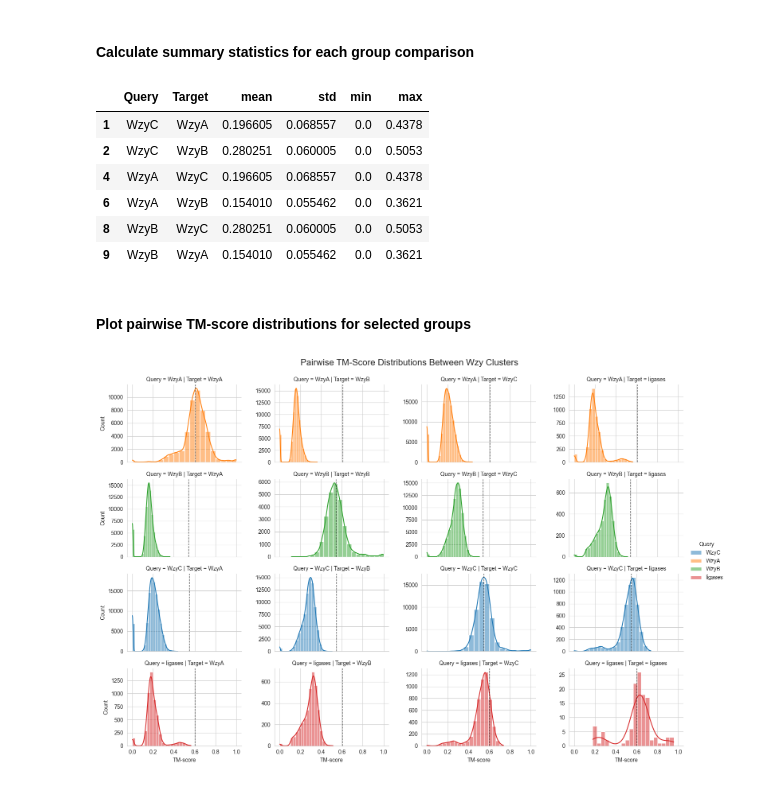
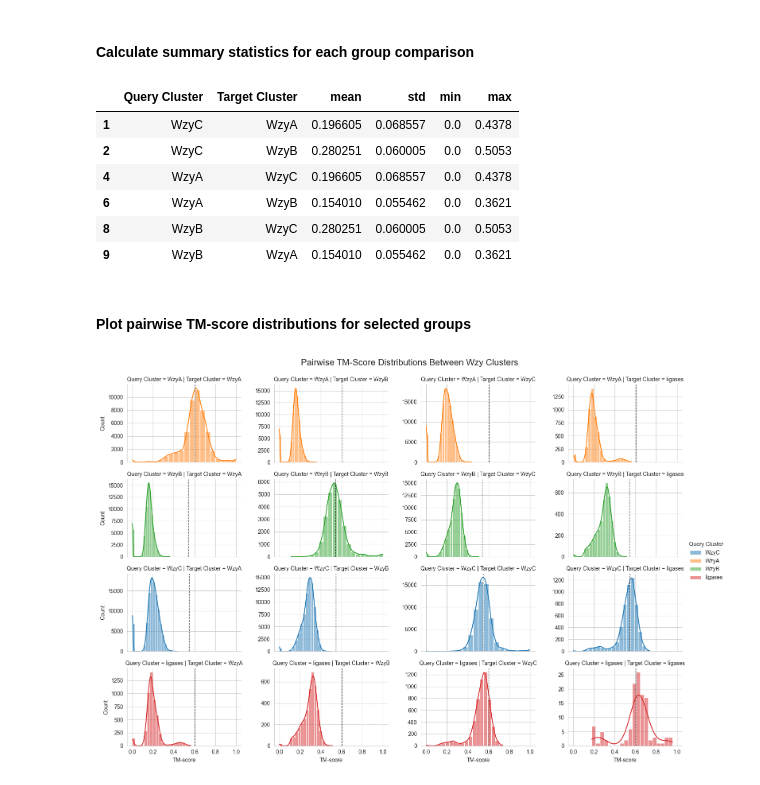
Before and after one commit to tomdstanton/Wzy_Analysis, a Jupyter notebook: notebooks/structure_analysis.ipynb, the cells around one changed output. Drawn from its saved outputs; the diff is of its cells as text; code cells hidden in the pictures.

```diff
--- a/notebooks/structure_analysis.ipynb
+++ b/notebooks/structure_analysis.ipynb
@@ -310,28 +310,32 @@ def pairwise_score_per_group(df, group, score_matrix, labs):
                     scores = np.array([])
             else:  # Inter-group: flatten the whole submatrix
                 scores = sub_matrix.flatten()
-            yield {'TM-score': scores, 'Query': group_a, 'Target': group_b}
+            yield {'TM-score': scores, f'Query {group}': group_a, f'Target {group}': group_b}
 # %% [markdown]
 #### Run the pairwise group score function
 # %%
 import pandas as pd
 target_groups = ['WzyA', 'WzyB', 'WzyC', 'ligases']
-filtered_results = results[results['Truth'].isin(target_groups)]
-group_scores = pd.DataFrame(pairwise_score_per_group(filtered_results, 'Truth', M, labels))
+filtered_results = results[results['Truth'].isin(target_groups)].rename(columns={'Truth': 'Cluster'})
+group_scores = pd.DataFrame(pairwise_score_per_group(filtered_results, 'Cluster', M, labels))
 # %% [markdown]
 #### Calculate summary statistics for each group comparison
 # %%
 import numpy as np
 group_score_summary = pd.concat(
     [
-        group_scores[['Query', 'Target']],
+        group_scores[['Query Cluster', 'Target Cluster']],
         group_scores['TM-score'].apply(lambda scores: pd.Series({
      'mean': np.mean(scores), 'std': np.std(scores), 'min': np.min(scores), 'max': np.max(scores)}))
     ], axis=1)
 # %%
-group_score_summary[(group_score_summary['Query'] != group_score_summary['Target']) & (group_score_summary['Query'] != 'ligases') & (group_score_summary['Target'] != 'ligases')]
+group_score_summary[
+    (group_score_summary['Query Cluster'] != group_score_summary['Target Cluster']) &
+    (group_score_summary['Query Cluster'] != 'ligases') &
+    (group_score_summary['Target Cluster'] != 'ligases')
+]
 # %% [output]
-|  | Query | Target | mean | std | min | max |
+|  | Query Cluster | Target Cluster | mean | std | min | max |
 | 1 | WzyC | WzyA | 0.196605 | 0.068557 | 0.0 | 0.4378 |
 | 2 | WzyC | WzyB | 0.280251 | 0.060005 | 0.0 | 0.5053 |
 | 4 | WzyA | WzyC | 0.196605 | 0.068557 | 0.0 | 0.4378 |
@@ -343,23 +347,25 @@ group_score_summary[(group_score_summary['Query'] != group_score_summary['Target
 # %%
 import seaborn as sns
 import matplotlib.pyplot as plt
 
-g = sns.FacetGrid(group_scores.explode('TM-score'), row='Query', col='Target', hue='Query', sharex=True, sharey=False, aspect=1.5, height=2.5, row_order=target_groups, col_order=target_groups)
+g = sns.FacetGrid(group_scores.explode('TM-score'),
+                  row='Query Cluster', col='Target Cluster', hue='Query Cluster',
+                  sharex=True, sharey=False, aspect=1.5, height=2.5, row_order=target_groups, col_order=target_groups)
 g.map(sns.histplot, 'TM-score', bins=20, kde=True)
 
 # Add vertical lines for self-comparison means
 for i, row_name in enumerate(g.row_names):
     mean_val = group_score_summary.loc[
-        (group_score_summary['Query'] == row_name) &
-        (group_score_summary['Target'] == row_name),
+        (group_score_summary['Query Cluster'] == row_name) &
+        (group_score_summary['Target Cluster'] == row_name),
         'mean'
     ].values[0]
     for ax in g.axes[i]:
         ax.axvline(mean_val, color='black', linestyle='--', linewidth=1, alpha=0.7)
 
 g.fig.suptitle('Pairwise TM-Score Distributions Between Wzy Clusters', y=1.03, fontsize=16)
 g.set_axis_labels('TM-score', 'Count')
 g.add_legend()
 plt.show()
 # %% [output]
-[figure, old version]
+[figure, new version]
```
